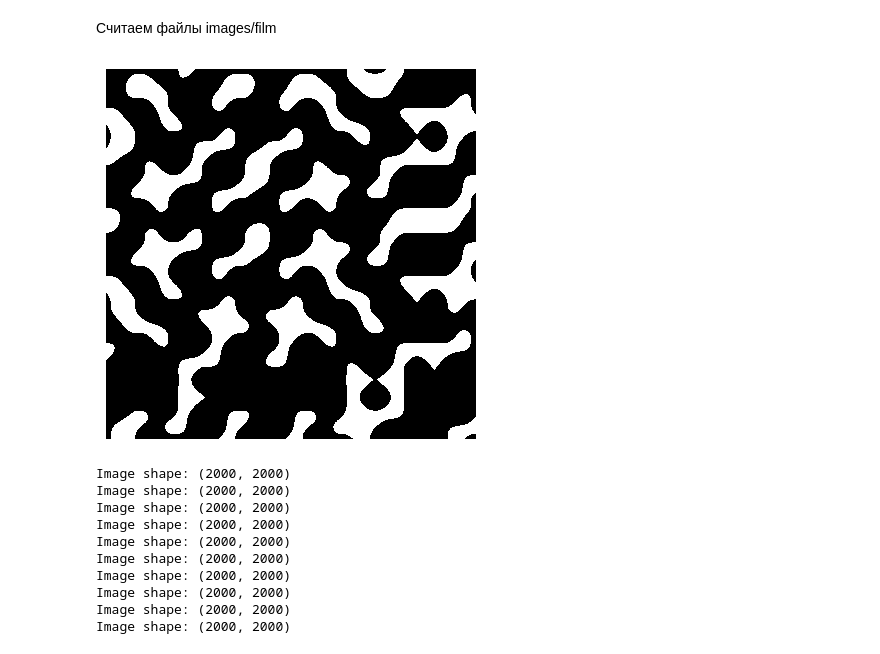
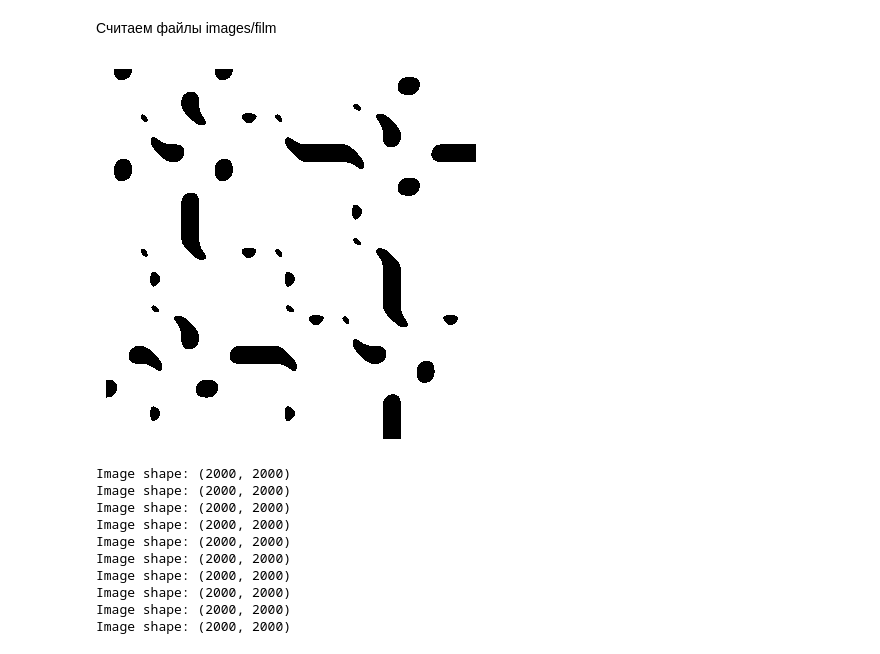
Before and after one commit to nzelenyy/space-hackathon-2025, a Jupyter notebook: Problem_3/1.ipynb, the cells around one changed output. Drawn from its saved outputs; the diff is of its cells as text; code cells hidden in the pictures.

```diff
--- a/Problem_3/1.ipynb
+++ b/Problem_3/1.ipynb
@@ -9,10 +9,10 @@ height = 2000
 Считаем файлы images/film
 # %%
 # Пример использования
-clouds = generate_clouds(width=2200, height=2200, scale=200, threshold=180)
+clouds = generate_clouds(width=2200, height=2200, scale=200, threshold=400)
 show_image(clouds)
 # %% [output]
-[figure, old version]
+[figure, new version]
 # %%
 film_images_orig = []
 for i in range(1, 11):
```
Also changed, not shown: parts of 5 cells of this notebook, 1 other file.
